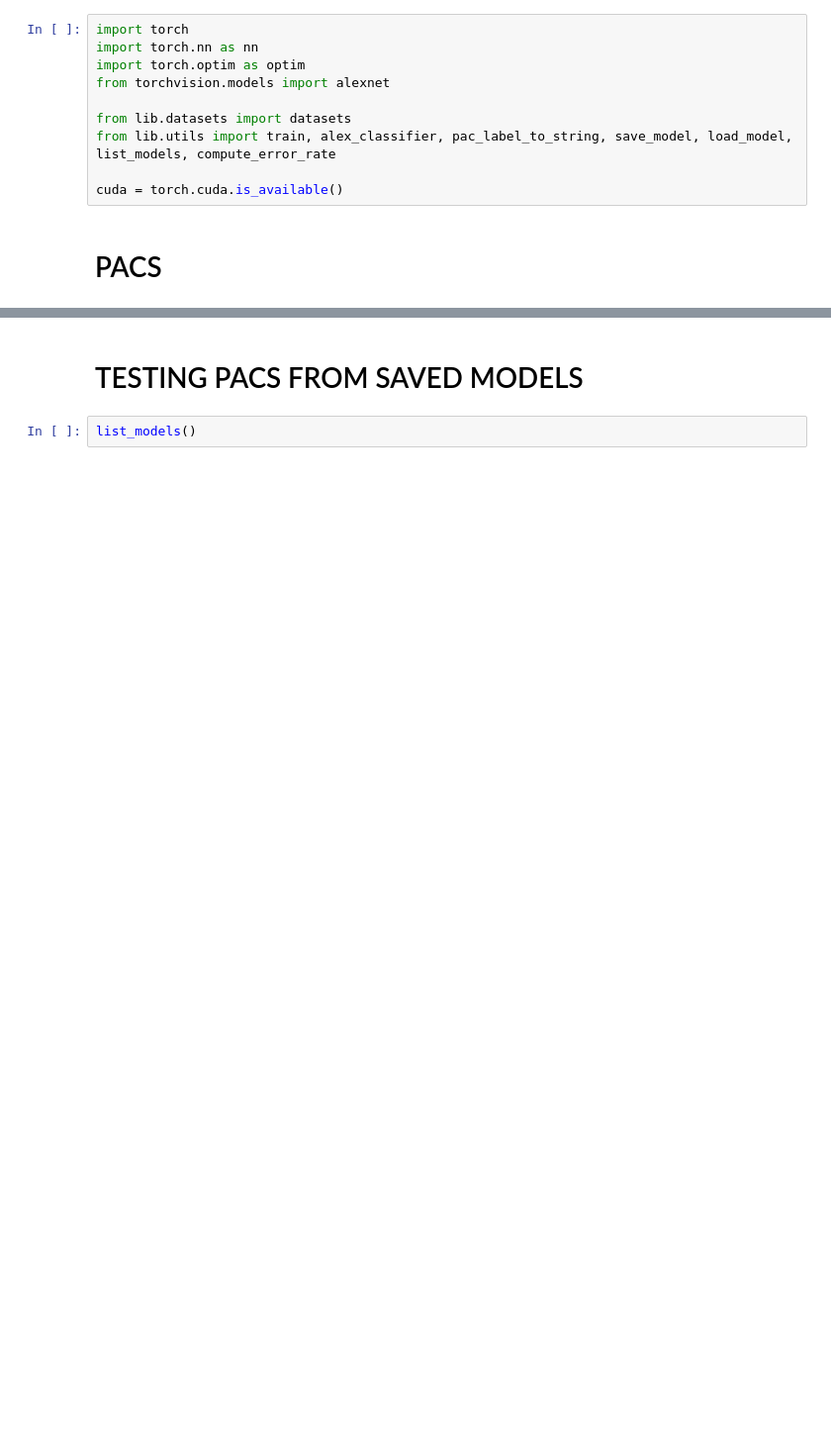
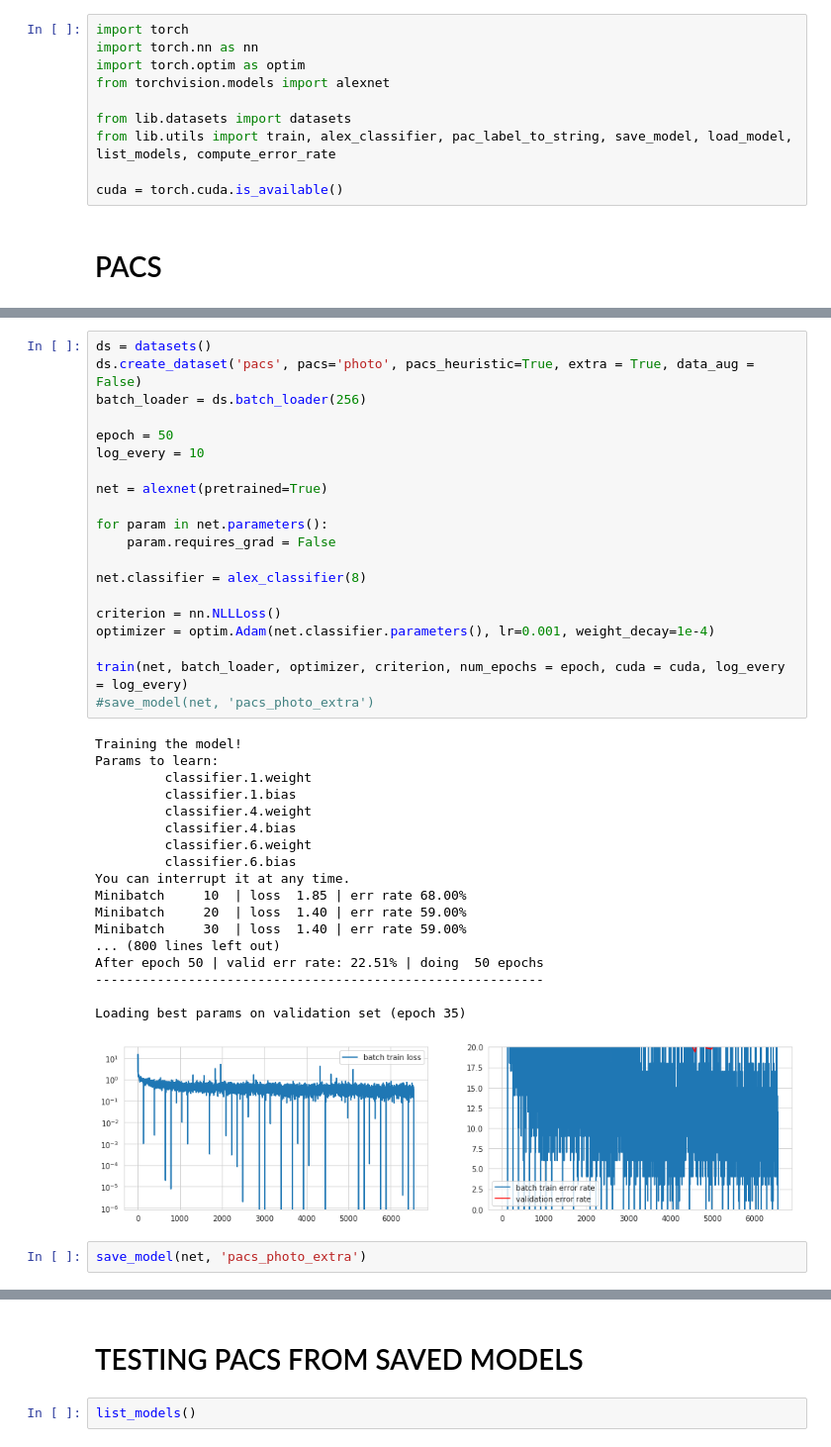
Before and after one commit to MarWit/nn_project, a Jupyter notebook: AlexNet Tests.ipynb, the cells around one changed output, grey strips where cells are left out. Shown at 99% size. Drawn from its saved outputs; the diff is of its cells as text; blank space fills up the shorter version.

```diff
--- a/AlexNet Tests.ipynb
+++ b/AlexNet Tests.ipynb
@@ -89 +93,42 @@ Loading best params on validation set (epoch 47)
+# %%
+ds = datasets()
+ds.create_dataset('pacs', pacs='photo', pacs_heuristic=True, extra = True, data_aug = False)
+batch_loader = ds.batch_loader(256)
+
+epoch = 50
+log_every = 10
+
+net = alexnet(pretrained=True)
+
+for param in net.parameters():
+    param.requires_grad = False
+
+net.classifier = alex_classifier(8)
+
+criterion = nn.NLLLoss()
+optimizer = optim.Adam(net.classifier.parameters(), lr=0.001, weight_decay=1e-4)
+
+train(net, batch_loader, optimizer, criterion, num_epochs = epoch, cuda = cuda, log_every = log_every)
+#save_model(net, 'pacs_photo_extra')
+# %% [output]
+Training the model!
+Params to learn:
+         classifier.1.weight
+         classifier.1.bias
+         classifier.4.weight
+         classifier.4.bias
+         classifier.6.weight
+         classifier.6.bias
+You can interrupt it at any time.
+Minibatch     10  | loss  1.85 | err rate 68.00%
+Minibatch     20  | loss  1.40 | err rate 59.00%
+Minibatch     30  | loss  1.40 | err rate 59.00%
+... (800 lines left out)
+After epoch 50 | valid err rate: 22.51% | doing  50 epochs
+----------------------------------------------------------
+
+Loading best params on validation set (epoch 35)
+[figure, added]
+# %%
+save_model(net, 'pacs_photo_extra')
 # %%
```
Also changed, not shown: parts of 9 cells of this notebook.
